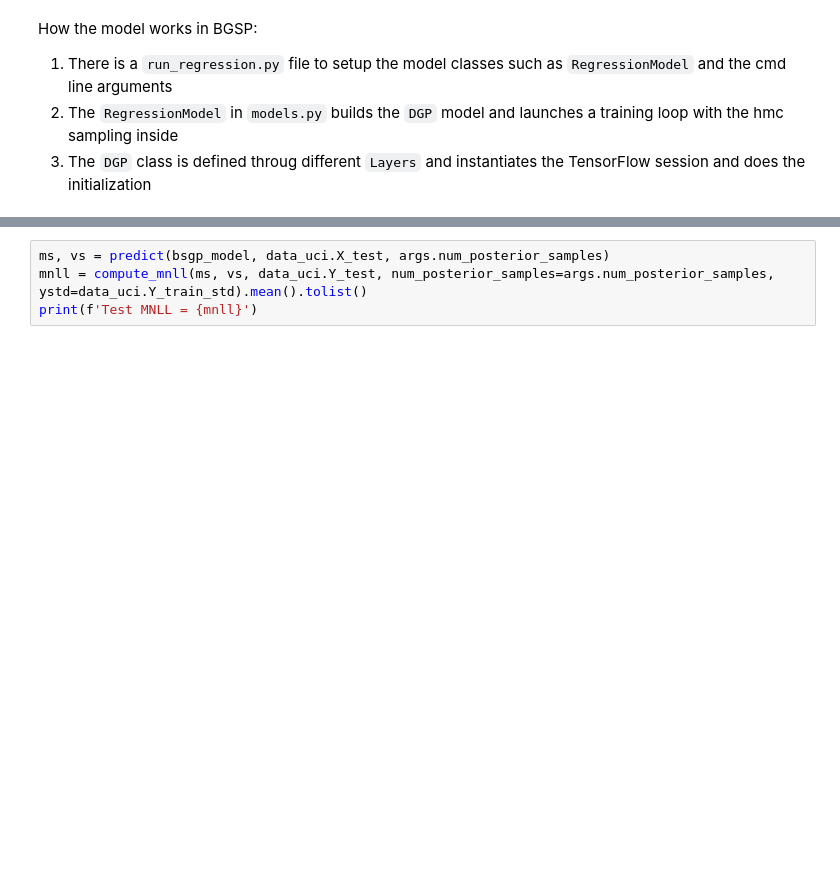
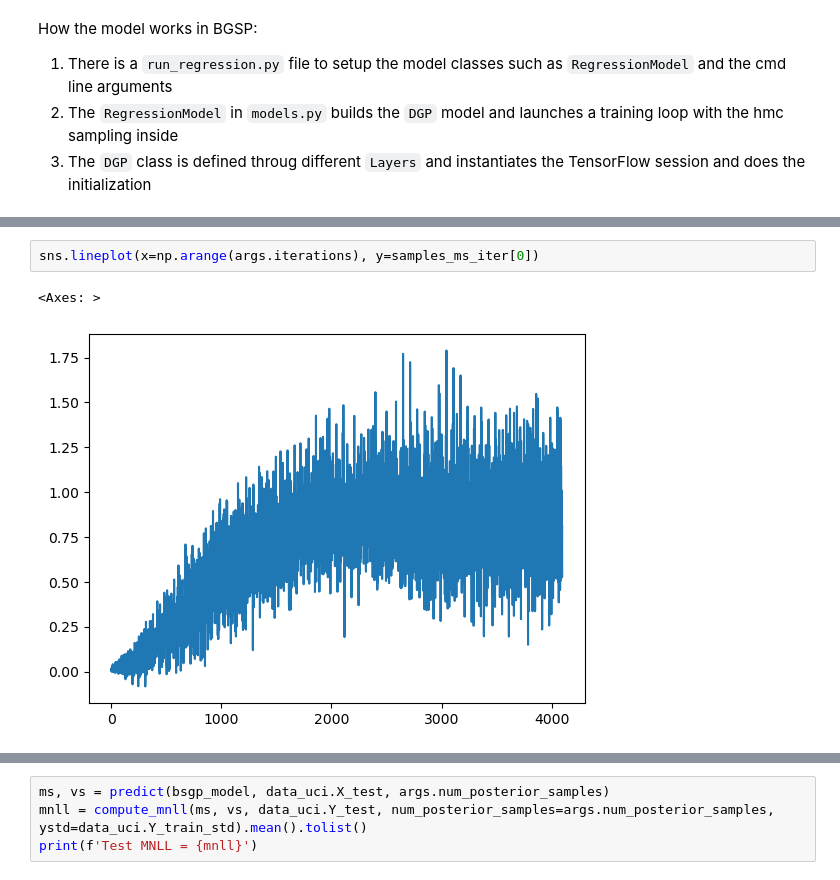
Before and after one commit to mattyred/BayesianSGP_Automatic_Coupling_Determination, a Jupyter notebook: train_bsgp_model_nb.ipynb, the cells around one changed output, grey strips where cells are left out. Saved outputs shown, nothing was run; the diff lists cells and outputs as text; blank space fills up the shorter version.

```diff
--- a/train_bsgp_model_nb.ipynb
+++ b/train_bsgp_model_nb.ipynb
@@ -93,3 +100,8 @@ RuntimeError: Trying to backward through the graph a second time (or directly ac
+# %%
+sns.lineplot(x=np.arange(args.iterations), y=samples_ms_iter[0])
+# %% [output]
+<Axes: >
+[figure, added]
 # %%
 m = np.average(ms, 0)
 v = np.average(vs + ms**2, 0) - m**2
```
Also changed, not shown: parts of 5 cells of this notebook, 4 other files.
